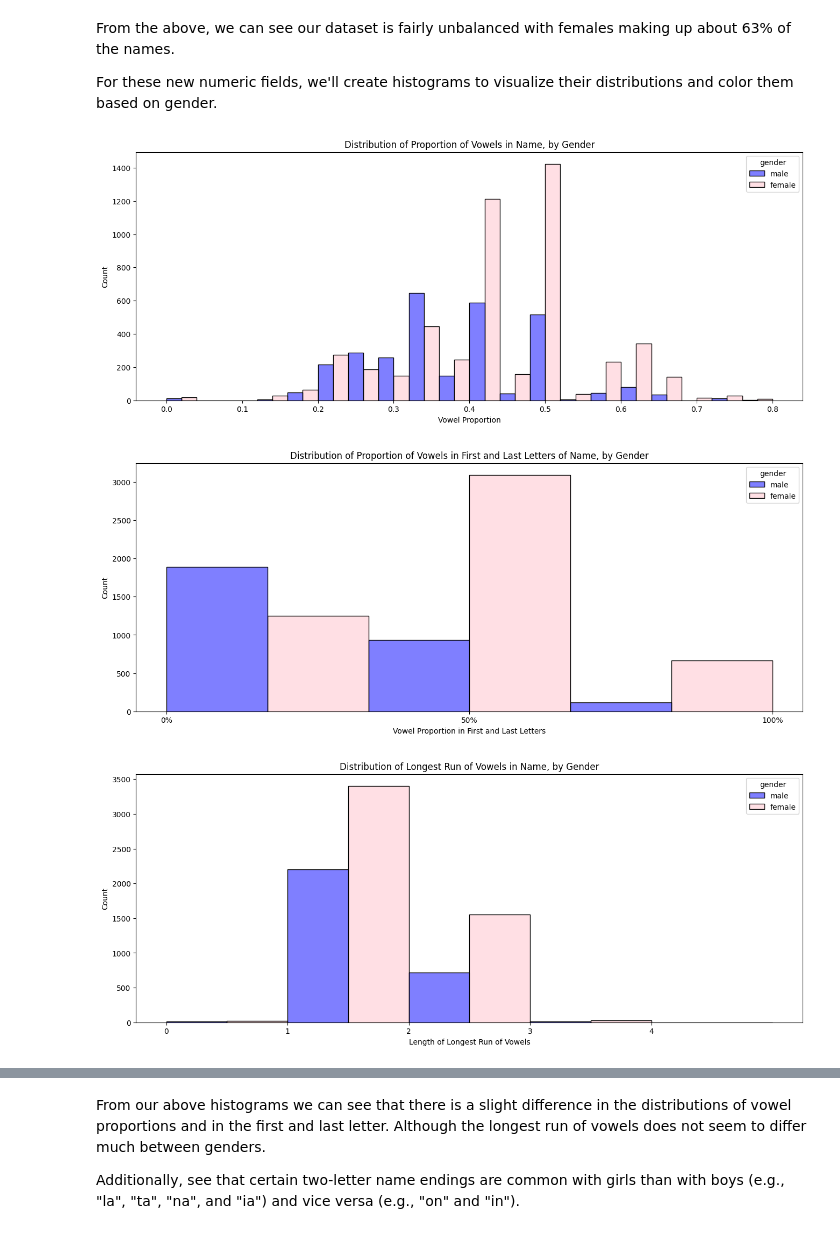
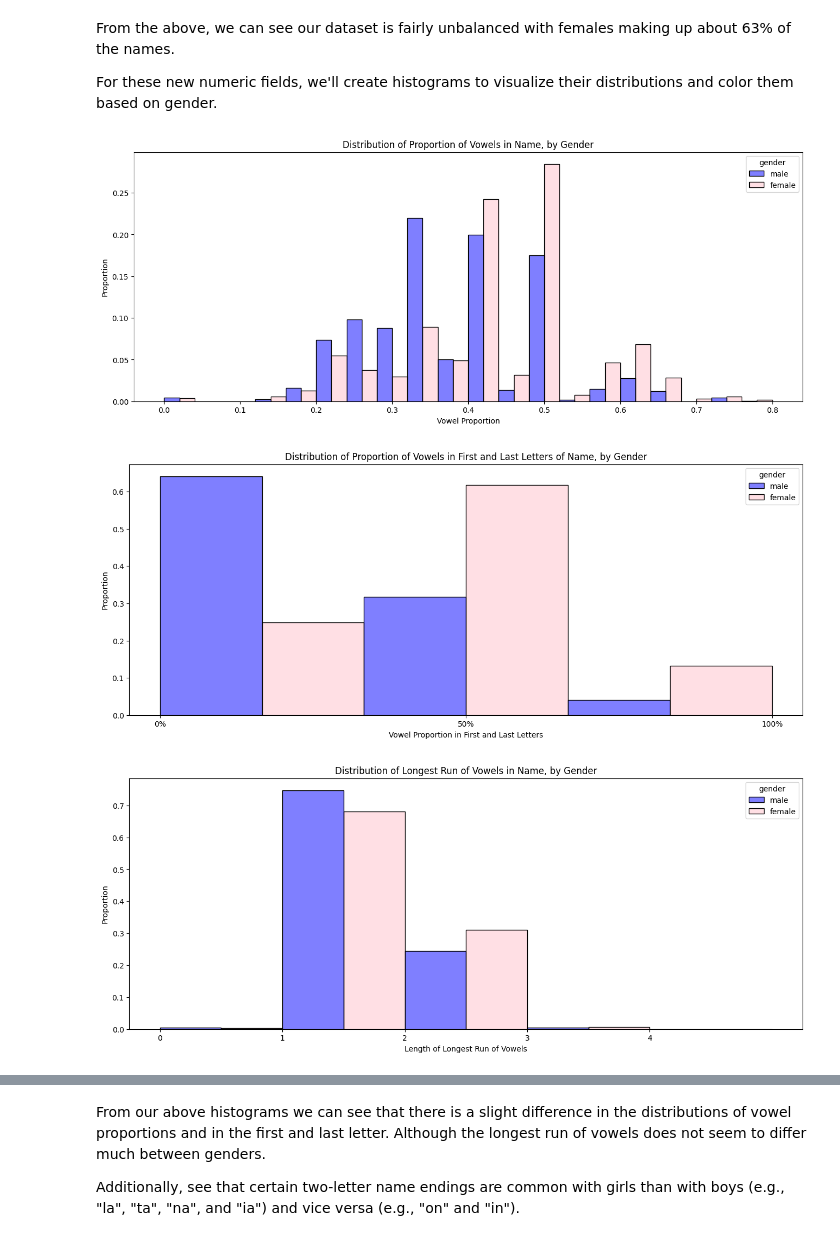
Before and after one commit to naomibuell/DATA620, a Jupyter notebook: project-3/project-3.ipynb, the cells around one changed output, grey strips where cells are left out. Saved outputs shown, nothing was run; the diff lists cells and outputs as text; code cells hidden in the pictures.

Commit message:
switched from count to proportionin figures

```diff
--- a/project-3/project-3.ipynb
+++ b/project-3/project-3.ipynb
@@ -166,7 +166,7 @@ sns.histplot(
     x='vowel_proportion',
     hue='gender',
     palette=custom_palette,
-    stat="count",
+    stat="proportion",
     #kde=True,
     alpha=0.5,
     bins=20,
@@ -184,7 +184,7 @@ sns.histplot(
     x='first_last_letter',
     hue='gender',
     palette=custom_palette,
-    stat="count",
+    stat="proportion",
     #kde=True,
     alpha=0.5,
     bins=3,
@@ -203,43 +203,43 @@ sns.histplot(
     x='longest_run_of_vowels',
     hue='gender',
     palette=custom_palette,
-    stat="count",
+    stat="proportion",
     #kde=True,
     alpha=0.5,
     bins=range(int(feature_names_df['longest_run_of_vowels'].min()), int(feature_names_df['longest_run_of_vowels'].max()) + 2),
     common_norm=False,
     multiple='dodge'
 )
 plt.title('Distribution of Longest Run of Vowels in Name, by Gender')
 plt.xlabel('Length of Longest Run of Vowels')
 plt.xticks(
     range(
         int(feature_names_df['longest_run_of_vowels'].min()),
         int(feature_names_df['longest_run_of_vowels'].max()) + 1
     )
 )
 plt.show()
 
 # Plot for get_two_last_letters
 plt.figure(figsize=(16, 6))
 top_10 = feature_names_df['get_two_last_letters'].value_counts().nlargest(10).index
 sns.histplot(
     data=feature_names_df[feature_names_df['get_two_last_letters'].isin(top_10)],
     x='get_two_last_letters',
     hue='gender',
     palette=custom_palette,
     stat="proportion",
     alpha=0.5,
     multiple='dodge'
 )
 plt.title('Top 10 Most Common Last Two Letters, by Gender')
 plt.xlabel('Last Two Letters')
 plt.ylabel('Proportion')
 plt.show()
 # %% [output]
-[figure, old version]
+[figure, new version]
-[figure, old version]
+[figure, new version]
-[figure, old version]
+[figure, new version]
 [figure]
 # %% [markdown]
 From our above histograms we can see that there is a slight difference in the distributions of vowel proportions and in the first and last letter. Although the longest run of vowels does not seem to differ much between genders.
```
